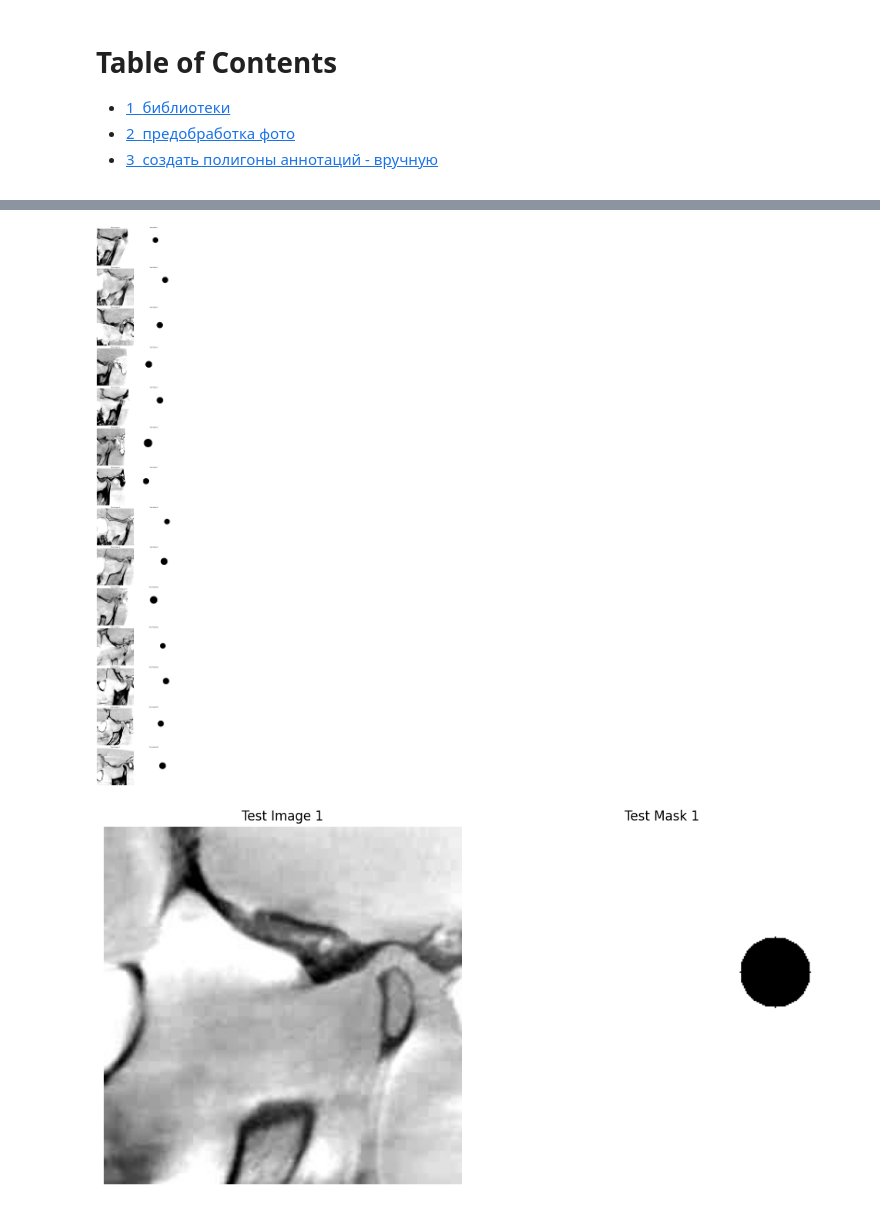
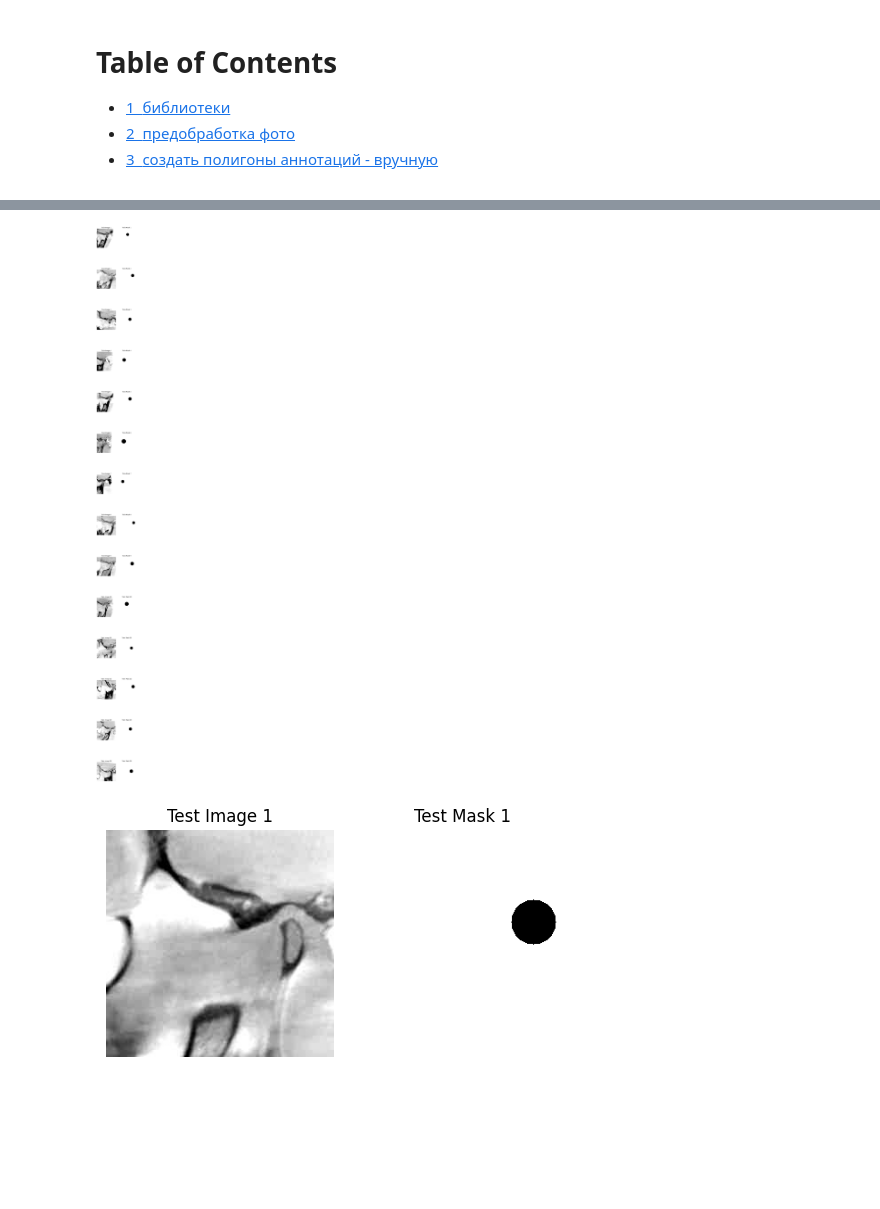
Before and after one commit to 19man72/Pathologies_ArtDental_g, a Jupyter notebook: Yakovshits Roman/gnat_set_center_unet_v2.ipynb, the cells around one changed output, grey strips where cells are left out. Drawn from its saved outputs; the diff is of its cells as text; code cells hidden in the pictures; blank space fills up the shorter version.

```diff
--- a/Yakovshits Roman/gnat_set_center_unet_v2.ipynb
+++ b/Yakovshits Roman/gnat_set_center_unet_v2.ipynb
@@ -206,29 +206,29 @@ train_images, test_images, train_masks, test_masks = train_test_split(images, ma
 # %%
 # Функция для отображения пар изображений и масок
 def display_image_mask_pairs(images, masks, title='Train'):
     num_pairs = len(images)
-    plt.figure(figsize=(5, num_pairs * 5))
+    plt.figure(figsize=(10, num_pairs * 5))
 
     for i in range(num_pairs):
         plt.subplot(num_pairs, 2, i * 2 + 1)
         plt.title(f"{title} Image {i+1}")
         plt.imshow(images[i])
         plt.axis('off')
 
         plt.subplot(num_pairs, 2, i * 2 + 2)
         plt.title(f"{title} Mask {i+1}")
         plt.imshow(masks[i].squeeze(), cmap='gray')  # Squeeze убирает лишние измерения
         plt.axis('off')
 
     plt.tight_layout()
     plt.show()
 
 # Отображение пар изображений и масок для тренировочного набора
 display_image_mask_pairs(train_images, train_masks, title='Train')
 
 # Отображение пар изображений и масок для тестового набора
 display_image_mask_pairs(test_images, test_masks, title='Test')
 # %% [output]
-[figure, old version]
+[figure, new version]
-[figure, old version]
+[figure, new version]
 # %%
```
Also changed, not shown: parts of 12 cells of this notebook.
